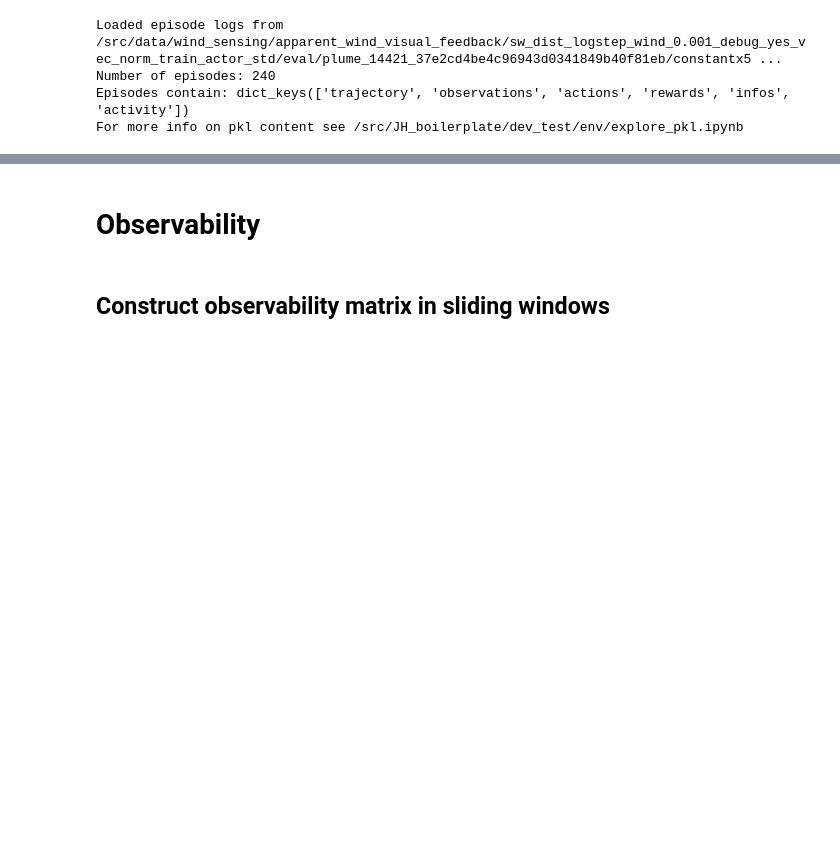
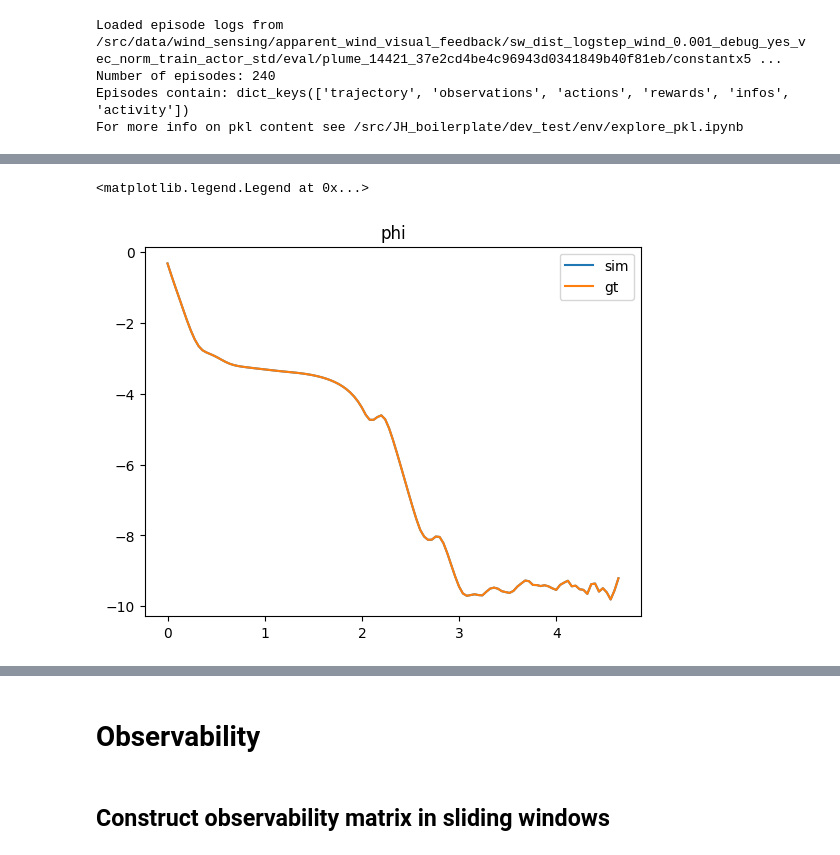
Before and after one commit to lolrenceH/pybounds, a Jupyter notebook: examples/observability_analysis.ipynb, the cells around one changed output, grey strips where cells are left out. Cells and saved outputs as stored; diff of their text form; code cells hidden in the pictures; blank space fills up the shorter version.

```diff
--- a/examples/observability_analysis.ipynb
+++ b/examples/observability_analysis.ipynb
@@ -286,0 +469,10 @@ simulator.plot('x')
+# %%
+gt_phi_unwrapped = np.unwrap(gt_dict['phi'])
+# plot gt phi and sim phi on the same plot
+plt.plot(t_sim, x_sim['phi'], label='sim')
+plt.plot(t_sim, gt_phi_unwrapped[:-1], label='gt')
+plt.title('phi')
+plt.legend()
+# %% [output]
+<matplotlib.legend.Legend at 0x...>
+[figure, added]
```
Also changed, not shown: parts of 36 cells of this notebook, 1 other file.
